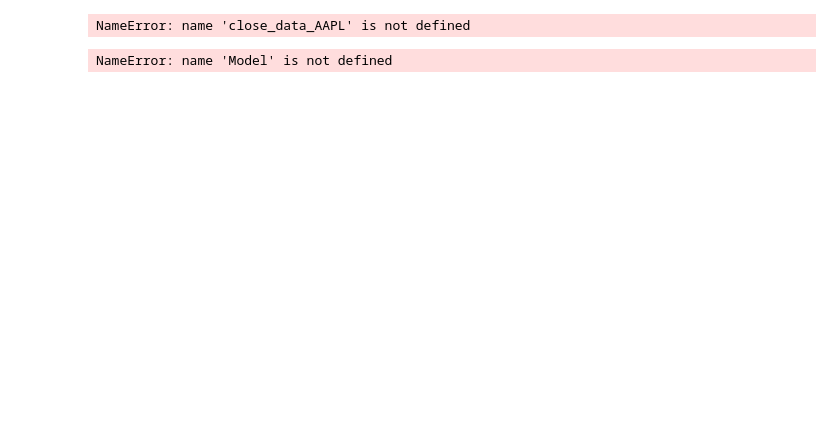
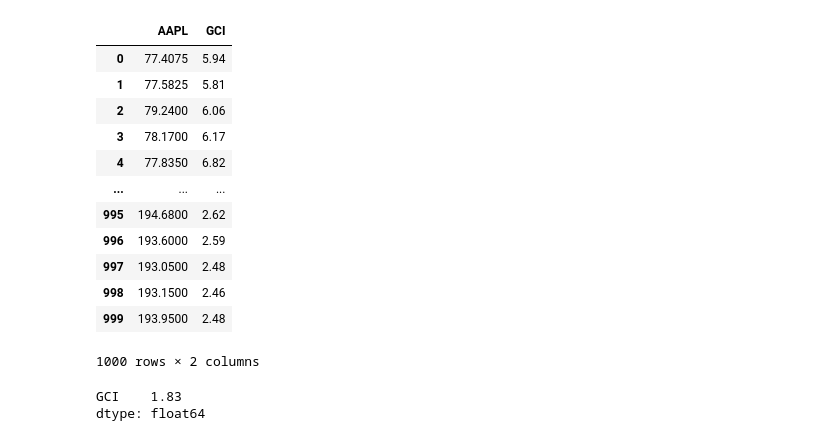
Before and after one commit to Hamza-joosub/Risk_Management, a Jupyter notebook: TRYING.ipynb, the cells around one changed output. Saved outputs shown, nothing was run; the diff lists cells and outputs as text; code cells hidden in the pictures; blank space fills up the shorter version.

Commit message:
built and backtested max_min Model

```diff
--- a/TRYING.ipynb
+++ b/TRYING.ipynb
@@ -30,4 +11,0 @@ model = RandomForestClassifier(n_estimators=100, min_samples_split=100, random_s
-# %%
-close_data_AAPL[4]
-# %% [output]
-NameError: name 'close_data_AAPL' is not defined
@@ -93,5 +12,33 @@ def BackTest(Model):
-# %%
-model = Model()
-BackTest(Model=model)
-# %% [output]
-NameError: name 'Model' is not defined
+# %%
+def concatenate_Frames(frames, timeframe):
+    df = pd.DataFrame()
+    for frame_name in frames:
+        frame = pd.read_csv(frame_name)
+        frame = pd.DataFrame(frame["close"])
+        frame = frame[-timeframe:]
+        frame.reset_index(inplace=True)
+        frame = frame["close"]
+        df[f"{frame_name[:-4]}"] = frame
+    return df
+# %%
+frame = concatenate_Frames(["AAPL.csv", "GCI.csv"], 1000)
+frame
+# %% [output]
+|  | AAPL | GCI |
+| 0 | 77.4075 | 5.94 |
+| 1 | 77.5825 | 5.81 |
+| 2 | 79.2400 | 6.06 |
+| 3 | 78.1700 | 6.17 |
+| 4 | 77.8350 | 6.82 |
+| ... | ... | ... |
+| 995 | 194.6800 | 2.62 |
+| 996 | 193.6000 | 2.59 |
+| 997 | 193.0500 | 2.48 |
+| 998 | 193.1500 | 2.46 |
+| 999 | 193.9500 | 2.48 |
+1000 rows × 2 columns
+# %%
+pd.DataFrame(frame.iloc[900:1100, 1]).min()
+# %% [output]
+GCI    1.83
+dtype: float64
```
Also changed, not shown: parts of 9 cells of this notebook, 6 other files.
